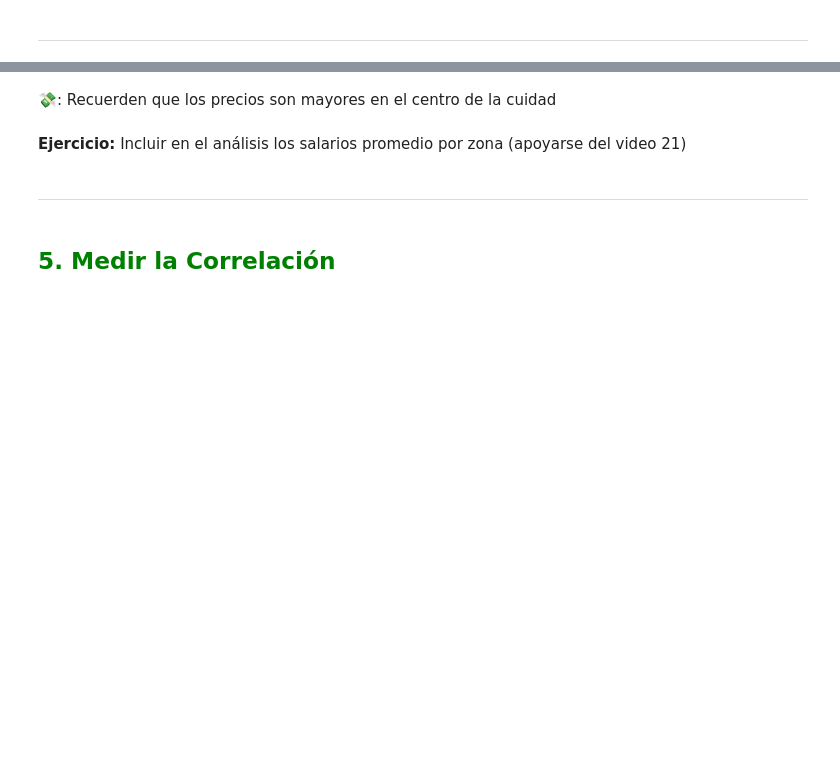
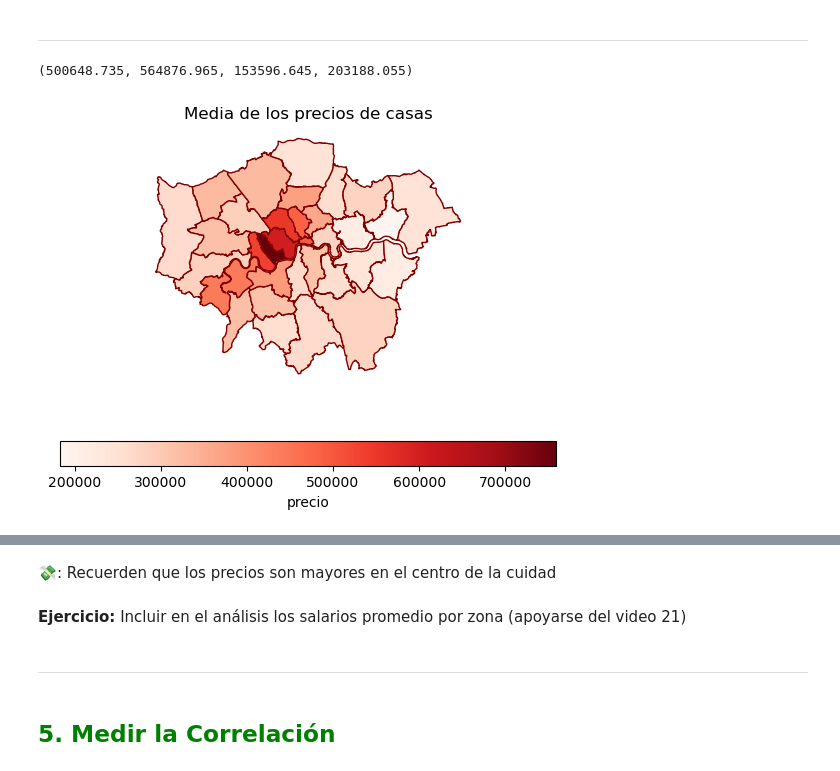
Before and after one commit to Gerardo697/Machine_Learning, a Jupyter notebook: Capítulo 2-Proyecto End-to-End/Cap2_plantilla.ipynb, the cells around one changed output, grey strips where cells are left out. Cells and saved outputs as stored; diff of their text form; code cells hidden in the pictures; blank space fills up the shorter version.

```diff
--- a/Capítulo 2-Proyecto End-to-End/Cap2_plantilla.ipynb
+++ b/Capítulo 2-Proyecto End-to-End/Cap2_plantilla.ipynb
@@ -340,0 +354,4 @@ londres_map.head()
+# %%
+df_m.columns = ["average_price","houses_sold","median_salary"]
+df_m.reset_index(inplace=True)
+df_m.head()
@@ -340,0 +365,6 @@ londres_map.head()
+# %%
+londres_map = londres_map.drop(["avegare_price","houses_sold_x", "median_salary_x",	"average_price", "houses_sold_y", "median_salary_y"],axis=1)
+# %%
+#Merge de los 2 dataframes
+londres_map = pd.merge(londres_map, df_m, on="area")
+londres_map.head()
@@ -343,3 +380,9 @@ londres_map.head()
 # %%
 #Gráfica del promedio de los precios en las casas
 #Cuando se grafica en geopandas hay muchos argumentos, no se desesperen si no los recuerdan, es normal.
+plt = londres_map.plot(column = "average_price", cmap = "Reds", edgecolor="maroon", legend = True, legend_kwds = {"label":"precio", "orientation":"horizontal"})
+plt.set_title("Media de los precios de casas")
+plt.axis("off")
+# %% [output]
+(500648.735, 564876.965, 153596.645, 203188.055)
+[figure, added]
```
Also changed, not shown: parts of 60 cells of this notebook.
